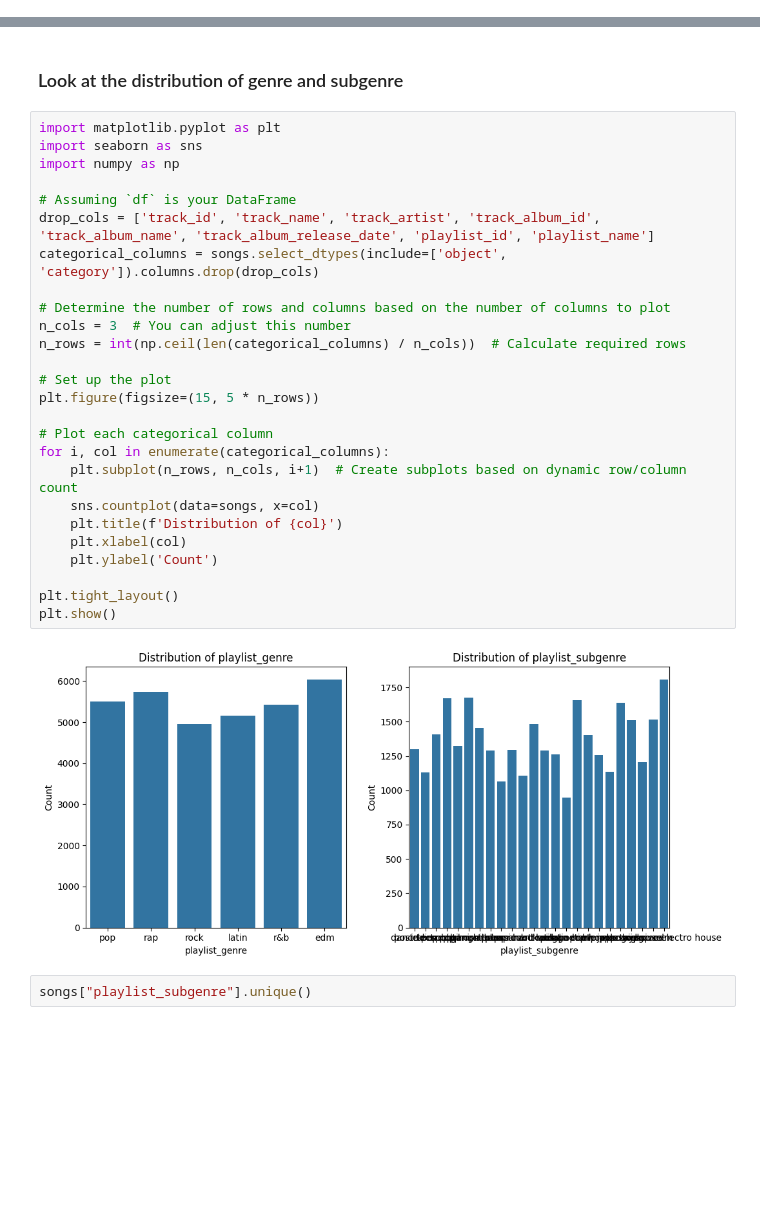
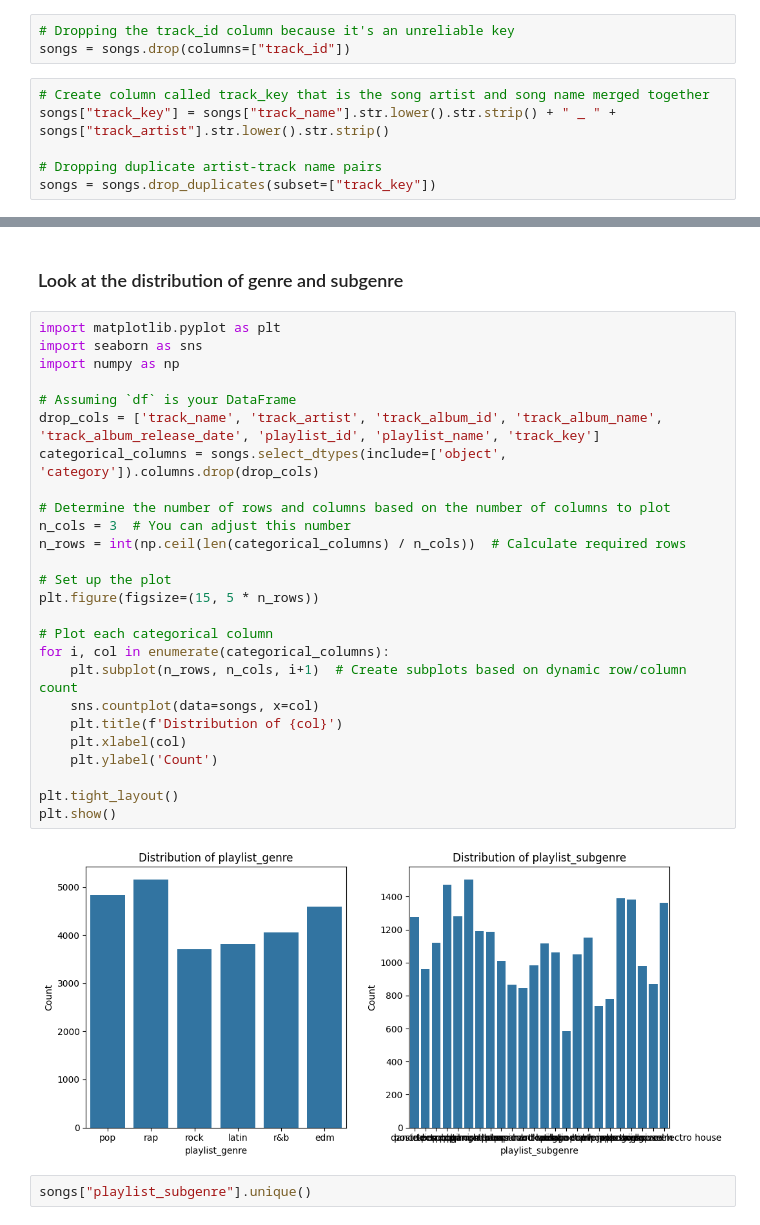
Before and after one commit to lilylogan/cs453_project, a Jupyter notebook: data_preprocessing.ipynb, the cells around one changed output, grey strips where cells are left out. Cells and saved outputs as stored; diff of their text form; blank space fills up the shorter version.

Commit message:
created new unique key by combining artist and track name

```diff
--- a/data_preprocessing.ipynb
+++ b/data_preprocessing.ipynb
@@ -5,6 +5,15 @@ import numpy as np
 ## Songs dataset
 # %%
 songs = pd.read_csv("data/spotify_songs.csv")
+# %%
+# Dropping the track_id column because it's an unreliable key
+songs = songs.drop(columns=["track_id"])
+# %%
+# Create column called track_key that is the song artist and song name merged together
+songs["track_key"] = songs["track_name"].str.lower().str.strip() + " _ " + songs["track_artist"].str.lower().str.strip()
+
+# Dropping duplicate artist-track name pairs
+songs = songs.drop_duplicates(subset=["track_key"])
 # %% [markdown]
 ### drop the 5 entries that didn't have song titles
 # %%
@@ -50,31 +59,31 @@ plt.show()
 # %%
 import matplotlib.pyplot as plt
 import seaborn as sns
 import numpy as np
 
 # Assuming `df` is your DataFrame
-drop_cols = ['track_id', 'track_name', 'track_artist', 'track_album_id', 'track_album_name', 'track_album_release_date', 'playlist_id', 'playlist_name']
+drop_cols = ['track_name', 'track_artist', 'track_album_id', 'track_album_name', 'track_album_release_date', 'playlist_id', 'playlist_name', 'track_key']
 categorical_columns = songs.select_dtypes(include=['object', 'category']).columns.drop(drop_cols)
 
 # Determine the number of rows and columns based on the number of columns to plot
 n_cols = 3  # You can adjust this number
 n_rows = int(np.ceil(len(categorical_columns) / n_cols))  # Calculate required rows
 
 # Set up the plot
 plt.figure(figsize=(15, 5 * n_rows))
 
 # Plot each categorical column
 for i, col in enumerate(categorical_columns):
     plt.subplot(n_rows, n_cols, i+1)  # Create subplots based on dynamic row/column count
     sns.countplot(data=songs, x=col)
     plt.title(f'Distribution of {col}')
     plt.xlabel(col)
     plt.ylabel('Count')
 
 plt.tight_layout()
 plt.show()
 # %% [output]
-[figure, old version]
+[figure, new version]
 # %%
 songs["playlist_subgenre"].unique()
 # %% [output]
```
Also changed, not shown: parts of 10 cells of this notebook.
